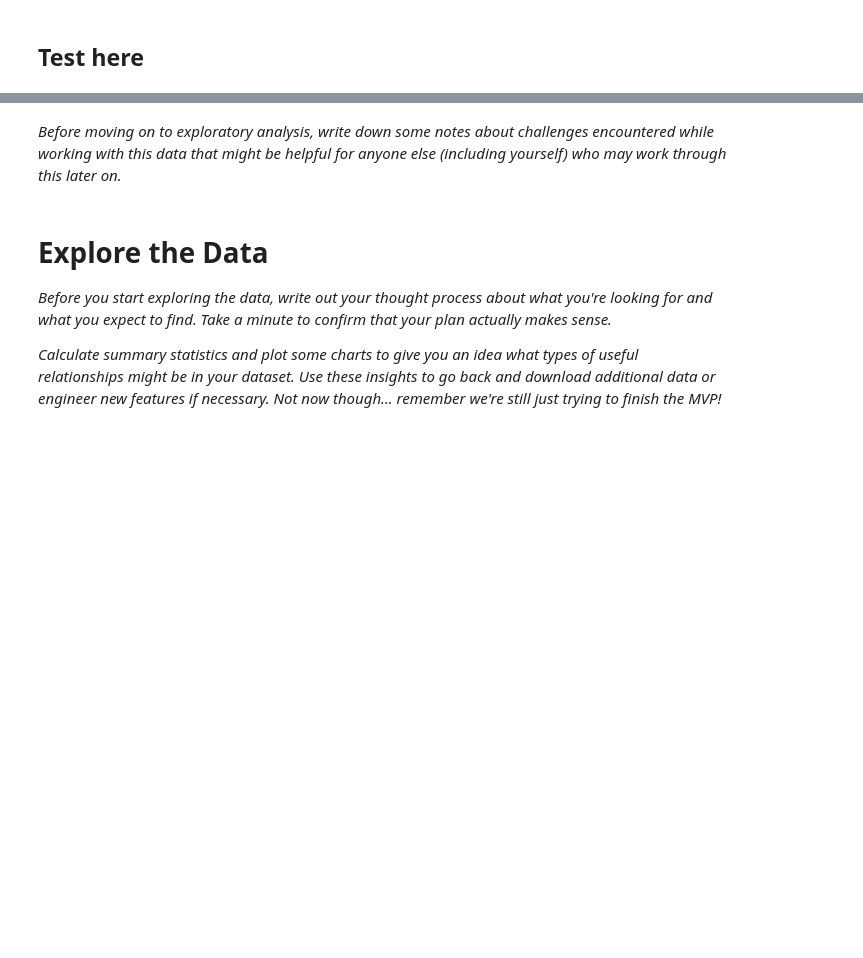
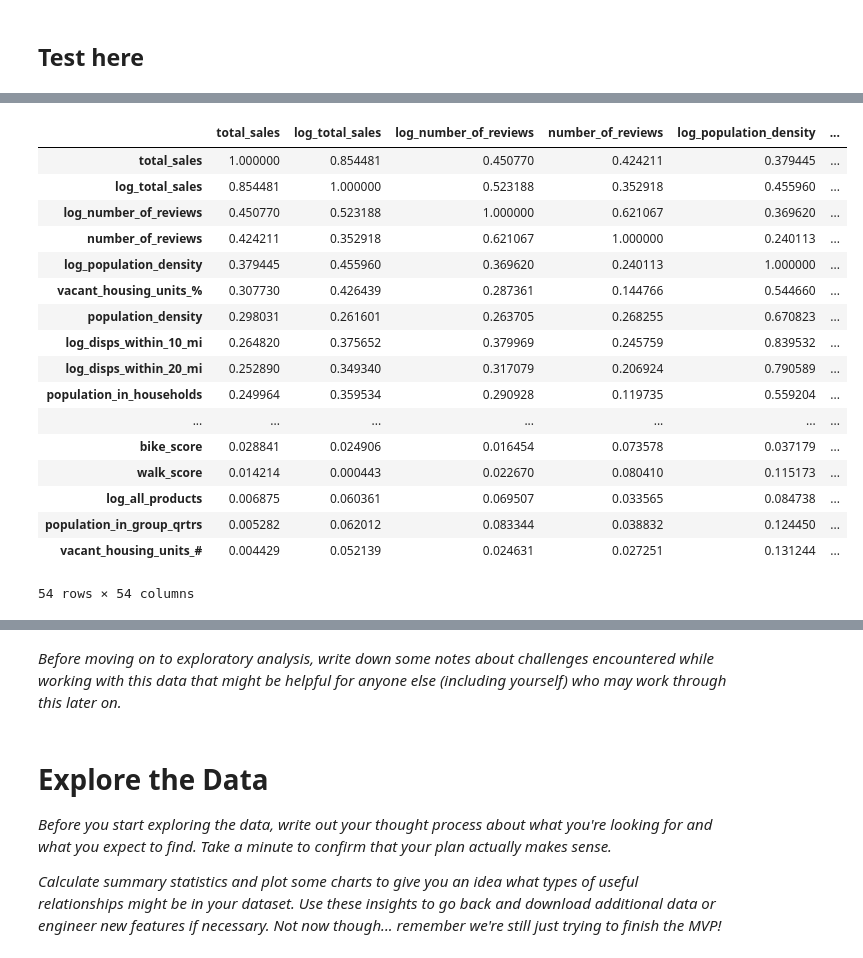
Before and after one commit to BotScutters/dispensary-predictions, a Jupyter notebook: notebooks/mvp.ipynb, the cells around one changed output, grey strips where cells are left out. Drawn from its saved outputs; the diff is of its cells as text; code cells hidden in the pictures; blank space fills up the shorter version.

```diff
--- a/notebooks/mvp.ipynb
+++ b/notebooks/mvp.ipynb
@@ -1638,2 +1148,25 @@ numeric.head()
+# %%
+df = numeric.corr().abs().sort_values(by='total_sales', ascending=False)
+df = df[df.index]
+df
+# %% [output]
+|  | total_sales | log_total_sales | log_number_of_reviews | number_of_reviews | log_population_density | ... |
+| total_sales | 1.000000 | 0.854481 | 0.450770 | 0.424211 | 0.379445 | ... |
+| log_total_sales | 0.854481 | 1.000000 | 0.523188 | 0.352918 | 0.455960 | ... |
+| log_number_of_reviews | 0.450770 | 0.523188 | 1.000000 | 0.621067 | 0.369620 | ... |
+| number_of_reviews | 0.424211 | 0.352918 | 0.621067 | 1.000000 | 0.240113 | ... |
+| log_population_density | 0.379445 | 0.455960 | 0.369620 | 0.240113 | 1.000000 | ... |
+| vacant_housing_units_% | 0.307730 | 0.426439 | 0.287361 | 0.144766 | 0.544660 | ... |
+| population_density | 0.298031 | 0.261601 | 0.263705 | 0.268255 | 0.670823 | ... |
+| log_disps_within_10_mi | 0.264820 | 0.375652 | 0.379969 | 0.245759 | 0.839532 | ... |
+| log_disps_within_20_mi | 0.252890 | 0.349340 | 0.317079 | 0.206924 | 0.790589 | ... |
+| population_in_households | 0.249964 | 0.359534 | 0.290928 | 0.119735 | 0.559204 | ... |
+| ... | ... | ... | ... | ... | ... | ... |
+| bike_score | 0.028841 | 0.024906 | 0.016454 | 0.073578 | 0.037179 | ... |
+| walk_score | 0.014214 | 0.000443 | 0.022670 | 0.080410 | 0.115173 | ... |
+| log_all_products | 0.006875 | 0.060361 | 0.069507 | 0.033565 | 0.084738 | ... |
+| population_in_group_qrtrs | 0.005282 | 0.062012 | 0.083344 | 0.038832 | 0.124450 | ... |
+| vacant_housing_units_# | 0.004429 | 0.052139 | 0.024631 | 0.027251 | 0.131244 | ... |
+54 rows × 54 columns
 # %%
 fig, ax = plt.subplots(figsize=(18,18))
```
Also changed, not shown: parts of 38 cells of this notebook, 7 other files.
